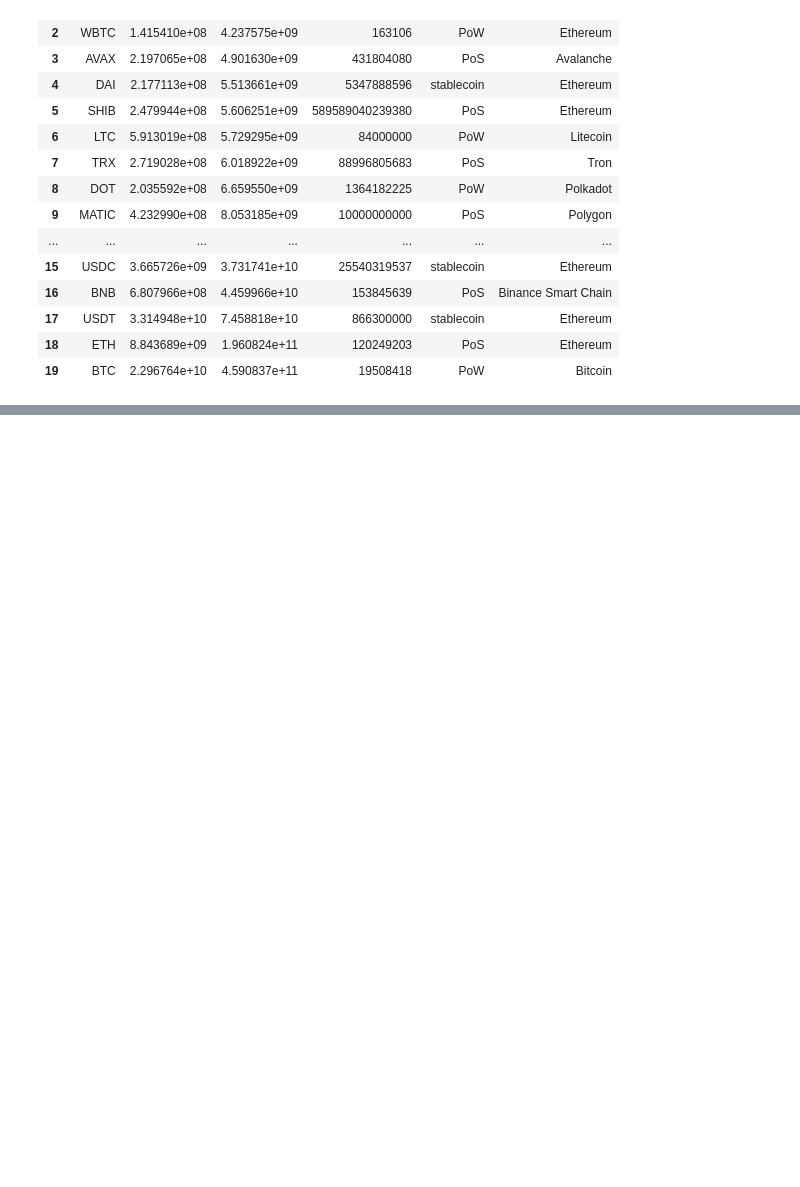
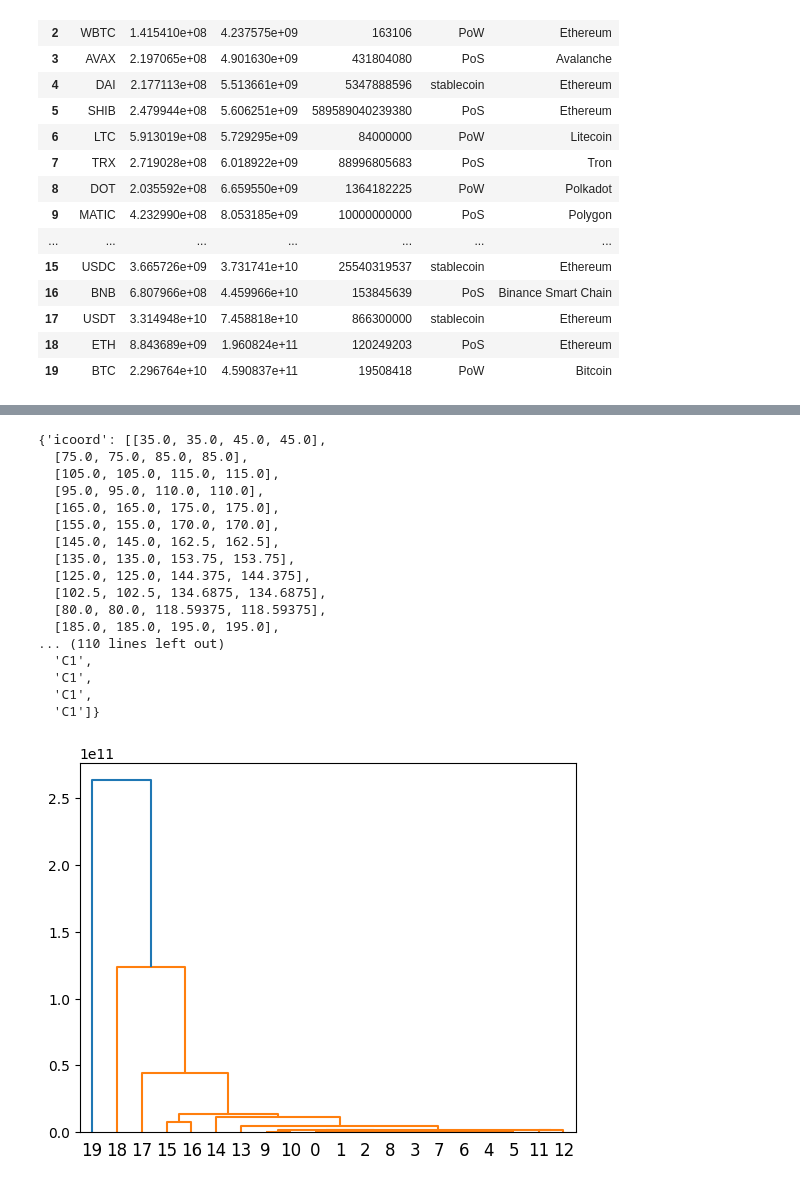
Before and after one commit to arian-rad/Quera-DataScience_bootcamp_Project1-Phase2, a Jupyter notebook: question2.ipynb, the cells around one changed output, grey strips where cells are left out. Saved outputs shown, nothing was run; the diff lists cells and outputs as text; code cells hidden in the pictures; blank space fills up the shorter version.

```diff
--- a/question2.ipynb
+++ b/question2.ipynb
@@ -19,5 +20,7 @@ import pandas as pd
 | 18 | ETH | 8.843689e+09 | 1.960824e+11 | 120249203 | PoS | Ethereum |
 | 19 | BTC | 2.296764e+10 | 4.590837e+11 | 19508418 | PoW | Bitcoin |
 # %%
-# read data from the given excel file
+# read data from the given Excel file
 data = pd.read_excel("coins_data.xlsx")
+df = data[["Volume", "MarketCap"]]
+df
@@ -23,0 +45,22 @@ data = pd.read_excel("coins_data.xlsx")
+# %%
+result = shc.linkage(df, method='single')
+shc.dendrogram(result)
+# %% [output]
+{'icoord': [[35.0, 35.0, 45.0, 45.0],
+  [75.0, 75.0, 85.0, 85.0],
+  [105.0, 105.0, 115.0, 115.0],
+  [95.0, 95.0, 110.0, 110.0],
+  [165.0, 165.0, 175.0, 175.0],
+  [155.0, 155.0, 170.0, 170.0],
+  [145.0, 145.0, 162.5, 162.5],
+  [135.0, 135.0, 153.75, 153.75],
+  [125.0, 125.0, 144.375, 144.375],
+  [102.5, 102.5, 134.6875, 134.6875],
+  [80.0, 80.0, 118.59375, 118.59375],
+  [185.0, 185.0, 195.0, 195.0],
+... (110 lines left out)
+  'C1',
+  'C1',
+  'C1',
+  'C1']}
+[figure, added]
```
Also changed, not shown: parts of 5 cells of this notebook.
